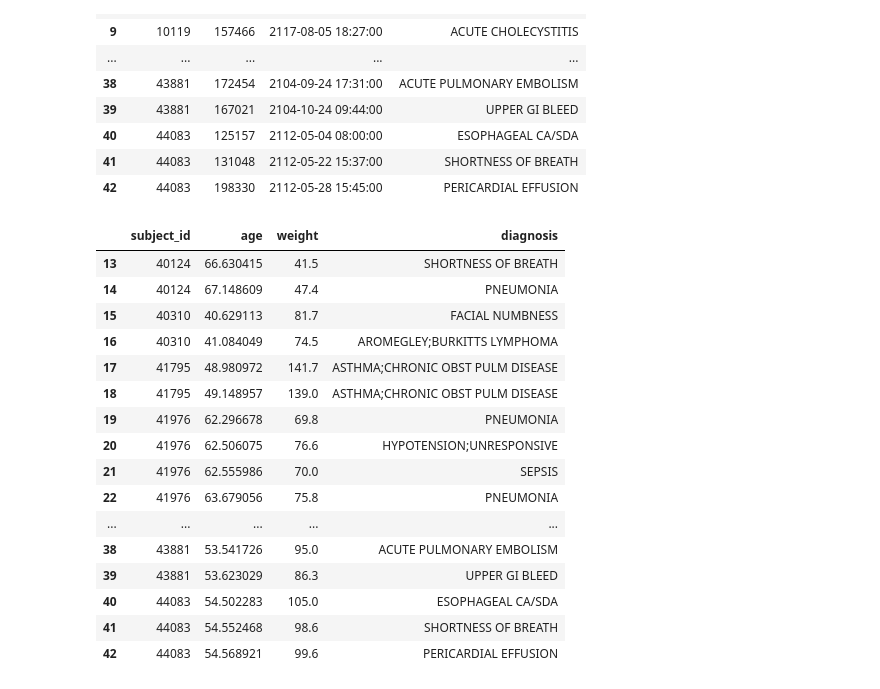
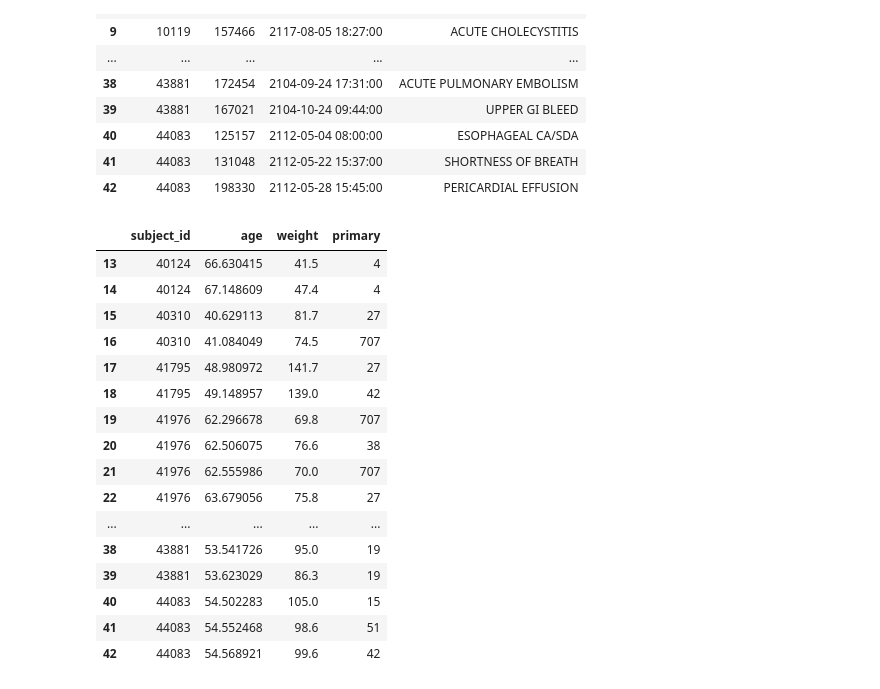
Before and after one commit to 1747956LXR/disease-network, a Jupyter notebook: data/sum_up.ipynb, the cells around one changed output. Cells and saved outputs as stored; diff of their text form; code cells hidden in the pictures.

```diff
--- a/data/sum_up.ipynb
+++ b/data/sum_up.ipynb
@@ -4,6 +4,7 @@ import pandas as pd
 ad_dup = pd.DataFrame(pd.read_csv("ad_dup.csv"))
 weight = pd.DataFrame(pd.read_csv("weight.csv"))
 birth = pd.DataFrame(pd.read_csv("birth.csv"))
+primary = pd.DataFrame(pd.read_csv("primary.csv"))
 # %%
 info = ad_dup
 info
@@ -36,31 +37,34 @@ def year(time_: str) -> float:
 # %%
 birth_dict = birth.set_index('subject_id').to_dict()['dob']
 weight_dict = weight.set_index('hadm_id').to_dict()['patientweight']
+primary_dict = primary.set_index('hadm_id').to_dict()['primary']
 # %%
 info["birthtime"] = info["subject_id"].map(birth_dict)
 info["age"] = info["admittime"].map(year) - info["birthtime"].map(year)
 
 info["weight"] = info["hadm_id"].map(weight_dict)
+
+info["primary"] = info["hadm_id"].map(primary_dict)
 # %%
 info = info[pd.isna(info["weight"]) == False]
-info = info[["subject_id", "age", "weight", "diagnosis"]]
+info = info[["subject_id", "age", "weight", "primary"]]
 info = info.sort_values(by=["subject_id", "age"])
 info
 # %% [output]
-|  | subject_id | age | weight | diagnosis |
-| 13 | 40124 | 66.630415 | 41.5 | SHORTNESS OF BREATH |
-| 14 | 40124 | 67.148609 | 47.4 | PNEUMONIA |
-| 15 | 40310 | 40.629113 | 81.7 | FACIAL NUMBNESS |
-| 16 | 40310 | 41.084049 | 74.5 | AROMEGLEY;BURKITTS LYMPHOMA |
-| 17 | 41795 | 48.980972 | 141.7 | ASTHMA;CHRONIC OBST PULM DISEASE |
-| 18 | 41795 | 49.148957 | 139.0 | ASTHMA;CHRONIC OBST PULM DISEASE |
-| 19 | 41976 | 62.296678 | 69.8 | PNEUMONIA |
-| 20 | 41976 | 62.506075 | 76.6 | HYPOTENSION;UNRESPONSIVE |
-| 21 | 41976 | 62.555986 | 70.0 | SEPSIS |
-| 22 | 41976 | 63.679056 | 75.8 | PNEUMONIA |
+|  | subject_id | age | weight | primary |
+| 13 | 40124 | 66.630415 | 41.5 | 4 |
+| 14 | 40124 | 67.148609 | 47.4 | 4 |
+| 15 | 40310 | 40.629113 | 81.7 | 27 |
+| 16 | 40310 | 41.084049 | 74.5 | 707 |
+| 17 | 41795 | 48.980972 | 141.7 | 27 |
+| 18 | 41795 | 49.148957 | 139.0 | 42 |
+| 19 | 41976 | 62.296678 | 69.8 | 707 |
+| 20 | 41976 | 62.506075 | 76.6 | 38 |
+| 21 | 41976 | 62.555986 | 70.0 | 707 |
+| 22 | 41976 | 63.679056 | 75.8 | 27 |
 | ... | ... | ... | ... | ... |
-| 38 | 43881 | 53.541726 | 95.0 | ACUTE PULMONARY EMBOLISM |
-| 39 | 43881 | 53.623029 | 86.3 | UPPER GI BLEED |
-| 40 | 44083 | 54.502283 | 105.0 | ESOPHAGEAL CA/SDA |
-| 41 | 44083 | 54.552468 | 98.6 | SHORTNESS OF BREATH |
-| 42 | 44083 | 54.568921 | 99.6 | PERICARDIAL EFFUSION |
+| 38 | 43881 | 53.541726 | 95.0 | 19 |
+| 39 | 43881 | 53.623029 | 86.3 | 19 |
+| 40 | 44083 | 54.502283 | 105.0 | 15 |
+| 41 | 44083 | 54.552468 | 98.6 | 51 |
+| 42 | 44083 | 54.568921 | 99.6 | 42 |
```
Also changed, not shown: parts of 9 cells of this notebook, 7 other files.
